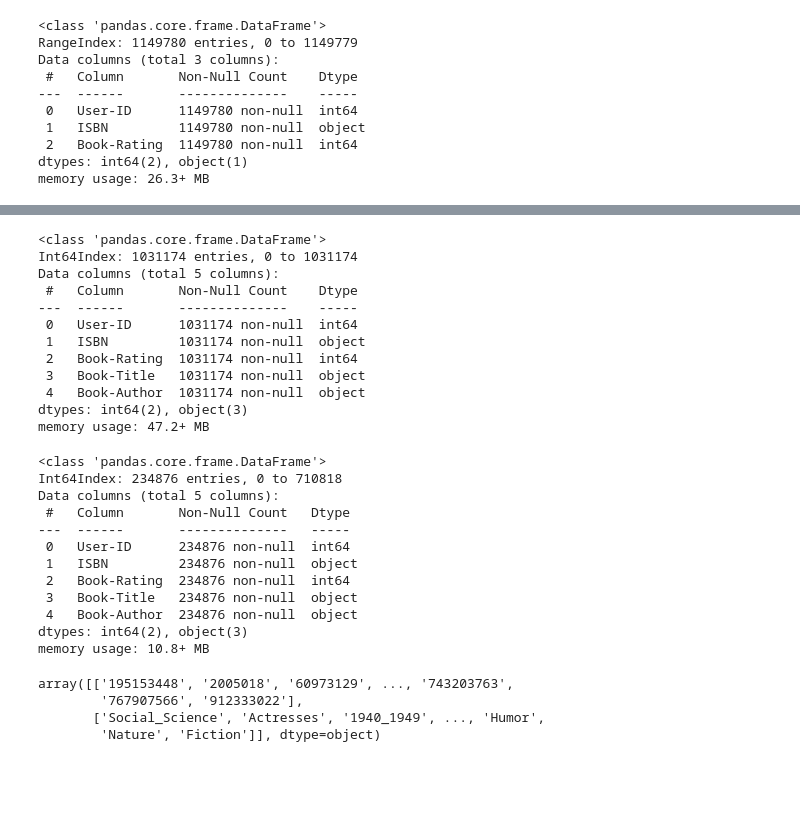
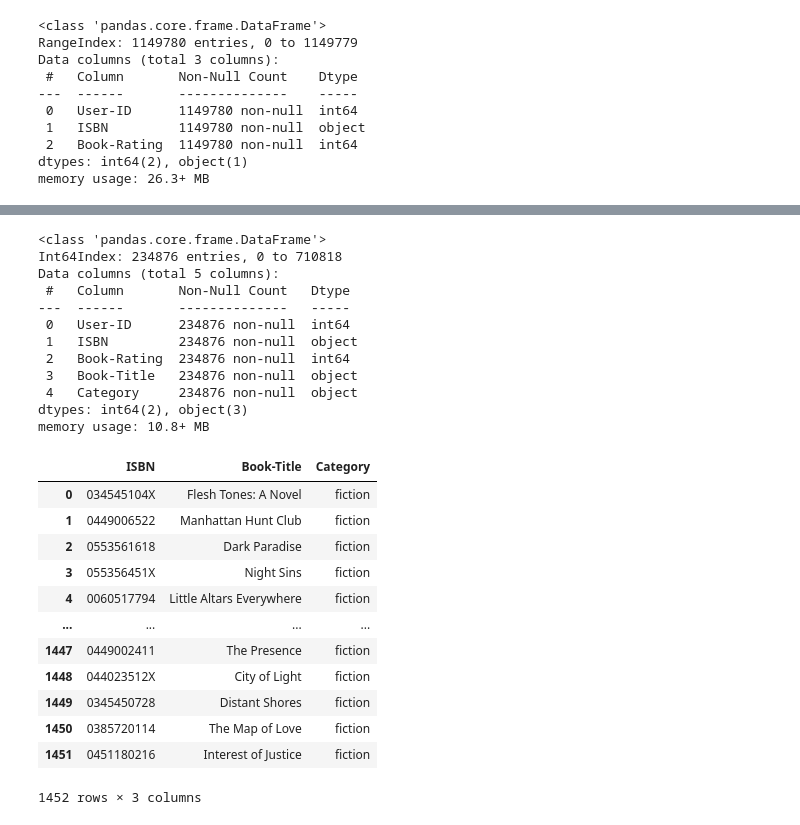
Before and after one commit to GCU-ML/Book_Recommendataion_System, a Jupyter notebook: content_based.ipynb, the cells around one changed output, grey strips where cells are left out. Saved outputs shown, nothing was run; the diff lists cells and outputs as text; code cells hidden in the pictures; blank space fills up the shorter version.

```diff
--- a/content_based.ipynb
+++ b/content_based.ipynb
@@ -49,9 +38,10 @@ memory usage: 6.2+ MB
 # Read Preprocessed_data.csv
 origin_preprocessed = pd.read_csv(
     'dataset/Books Data with Category Language and Summary/Preprocessed_data.csv', sep=',', encoding="latin-1")
-origin_preprocessed = origin_preprocessed.loc[:, ['isbn', 'Category']]
+origin_preprocessed = origin_preprocessed.loc[:, ['book_title','isbn', 'Category']]
+origin_preprocessed.rename(columns={'book_title': 'Book-Title'}, inplace=True)
 origin_preprocessed.rename(columns={'isbn': 'ISBN'}, inplace=True)
-origin_preprocessed.drop_duplicates(inplace=True)
+origin_preprocessed.drop_duplicates(['ISBN'],inplace=True)
 origin_preprocessed.info()
 # %% [output]
 <class 'pandas.core.frame.DataFrame'>
@@ -66,6 +57,6 @@ memory usage: 6.2+ MB
 # %%
-# Merge 'origin_books' data and 'origin_rating' data about ISBN
-user_book_rating=pd.merge(origin_rating,origin_books,on="ISBN")
+# Merge 'origin_preprocessed' data and 'origin_rating' data about ISBN
+user_book_rating=pd.merge(origin_rating,origin_preprocessed,on="ISBN")
 user_book_rating.info()
 # %% [output]
 <class 'pandas.core.frame.DataFrame'>
@@ -93,20 +94,3 @@ dtype: int64
-# %%
-# drop null data
-user_book_rating.dropna(inplace=True)
-user_book_rating.info()
-# %% [output]
-<class 'pandas.core.frame.DataFrame'>
-Int64Index: 1031174 entries, 0 to 1031174
-Data columns (total 5 columns):
- #   Column       Non-Null Count    Dtype
----  ------       --------------    -----
- 0   User-ID      1031174 non-null  int64
- 1   ISBN         1031174 non-null  object
- 2   Book-Rating  1031174 non-null  int64
- 3   Book-Title   1031174 non-null  object
- 4   Book-Author  1031174 non-null  object
-dtypes: int64(2), object(3)
-memory usage: 47.2+ MB
 # %%
 # Calculate rating count each ISBN
 book_ratingCount = (user_book_rating.groupby(by=['ISBN'])
@@ -119,8 +103,8 @@ book_ratingCount = (user_book_rating.groupby(by=['ISBN'])
 user_book_rating=pd.merge(user_book_rating,book_ratingCount,on="ISBN")
 
 # Delete data about rating count under 50
-ratingTreshold = 50
-user_book_rating = user_book_rating.query('TotalRatingCount >= @ratingTreshold')
+ratingThreshold = 50
+user_book_rating = user_book_rating.query('TotalRatingCount >= @ratingThreshold')
 user_book_rating.drop(columns='TotalRatingCount',inplace=True)
 user_book_rating.info()
 # %% [output]
@@ -133,6 +117,6 @@ Data columns (total 5 columns):
  1   ISBN         234876 non-null  object
  2   Book-Rating  234876 non-null  int64
  3   Book-Title   234876 non-null  object
- 4   Book-Author  234876 non-null  object
+ 4   Category     234876 non-null  object
 dtypes: int64(2), object(3)
 memory usage: 10.8+ MB
@@ -170,11 +122,0 @@ origin_preprocessed.drop(delte, inplace=True)
-# %%
-df = origin_preprocessed.copy()
-df.set_index('ISBN')
-df = df.T
-df = df.to_numpy()
-df
-# %% [output]
-array([['195153448', '2005018', '60973129', ..., '743203763',
-        '767907566', '912333022'],
-       ['Social_Science', 'Actresses', '1940_1949', ..., 'Humor',
-        'Nature', 'Fiction']], dtype=object)
@@ -183,0 +123,37 @@ transformed_weights = tvec.fit_transform(list(df[1]))
+# %%
+# Preprocessing 'Category' column
+pre_dataframe = user_book_rating.copy()
+pre_dataframe = pre_dataframe.drop(columns=['User-ID', 'Book-Rating'])
+pre_dataframe["Category"] = pre_dataframe["Category"].str.replace(
+    pat=r'[^\w]', repl=r' ', regex=True)
+pre_dataframe["Category"] = pre_dataframe["Category"].str.lower()
+
+# Strange category value '9' delete
+delete = pre_dataframe[pre_dataframe['Category'] == '9'].index
+pre_dataframe.drop(delete, inplace=True)
+
+pre_dataframe = pre_dataframe.drop_duplicates(['ISBN'])
+pre_dataframe = pre_dataframe.reset_index(drop=True)
+
+
+# # Extract Category data
+category = list(pre_dataframe['Category'].to_list())
+
+# # Extract User-ID data
+isbn = list(set(pre_dataframe['ISBN'].to_list()))
+
+pre_dataframe
+# %% [output]
+|  | ISBN | Book-Title | Category |
+| 0 | 034545104X | Flesh Tones: A Novel | fiction |
+| 1 | 0449006522 | Manhattan Hunt Club | fiction |
+| 2 | 0553561618 | Dark Paradise | fiction |
+| 3 | 055356451X | Night Sins | fiction |
+| 4 | 0060517794 | Little Altars Everywhere | fiction |
+| ... | ... | ... | ... |
+| 1447 | 0449002411 | The Presence | fiction |
+| 1448 | 044023512X | City of Light | fiction |
+| 1449 | 0345450728 | Distant Shores | fiction |
+| 1450 | 0385720114 | The Map of Love | fiction |
+| 1451 | 0451180216 | Interest of Justice | fiction |
+1452 rows × 3 columns
```
Also changed, not shown: parts of 14 cells of this notebook.
